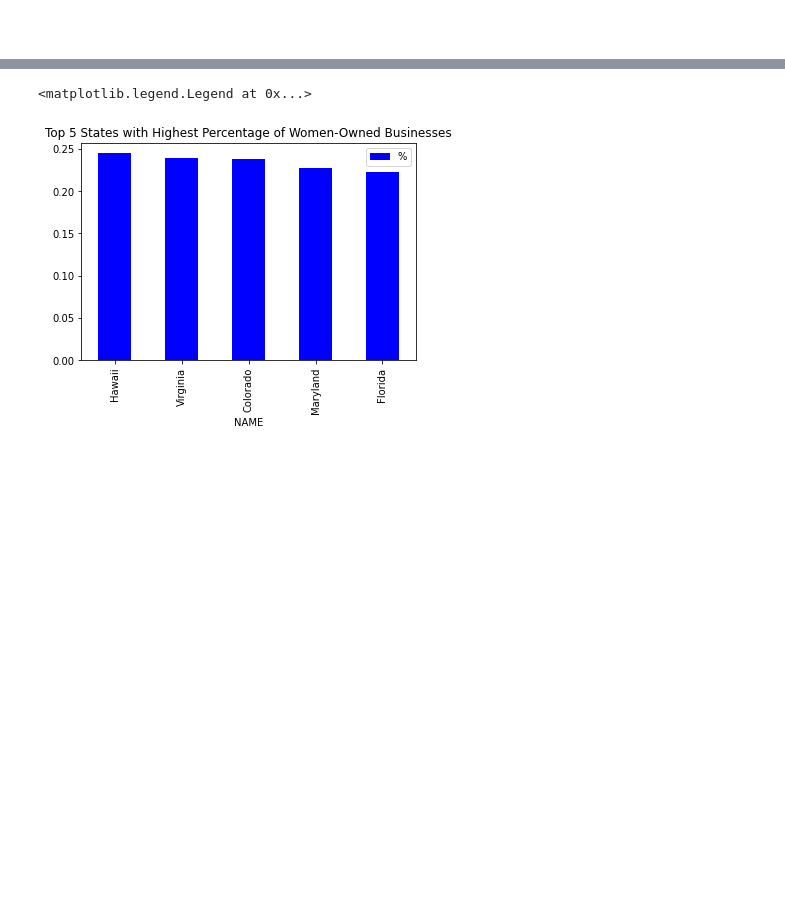
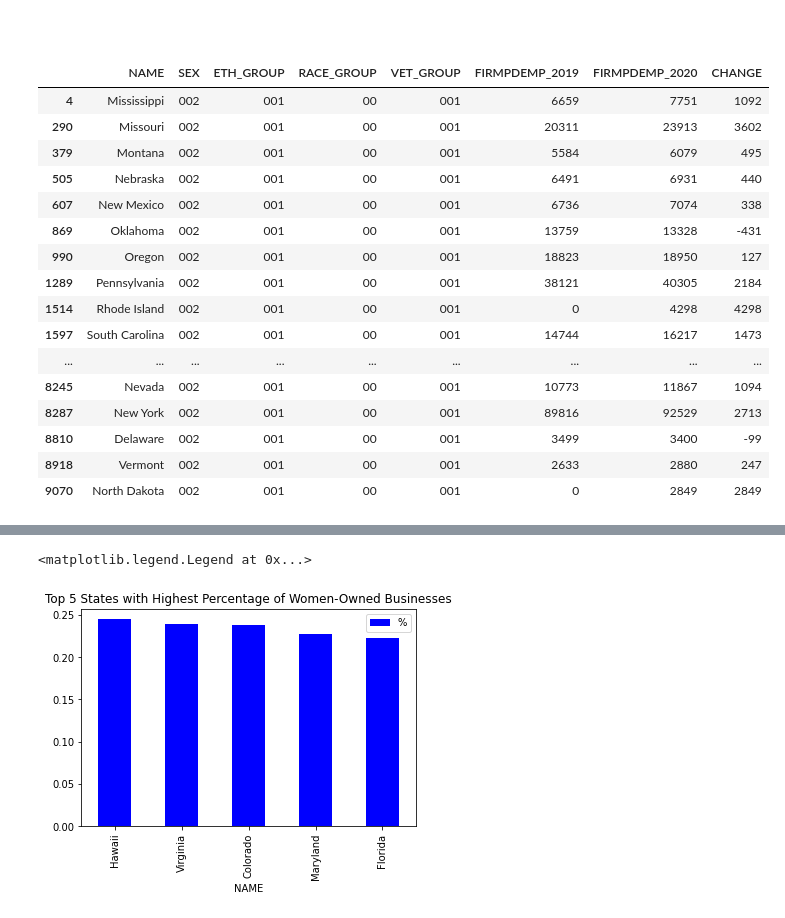
Before and after one commit to ColeBallard/census-api-data-abs, a Jupyter notebook: Visualizations.ipynb, the cells around one changed output, grey strips where cells are left out. Saved outputs shown, nothing was run; the diff lists cells and outputs as text; code cells hidden in the pictures; blank space fills up the shorter version.

```diff
--- a/Visualizations.ipynb
+++ b/Visualizations.ipynb
@@ -12,6 +27,26 @@ statemerge = pd.read_csv('statemerge.csv')
 allownedbus = statemerge.loc[(statemerge['SEX'] == '001') & (statemerge['ETH_GROUP'] == '001') & (statemerge['RACE_GROUP'] == '00') & (statemerge['VET_GROUP'] == '001')]
 # %%
 womenownedbus = statemerge.loc[(statemerge['SEX'] == '002') & (statemerge['ETH_GROUP'] == '001') & (statemerge['RACE_GROUP'] == '00') & (statemerge['VET_GROUP'] == '001')]
+# %%
+womenownedbus
+# %% [output]
+|  | NAME | SEX | ETH_GROUP | RACE_GROUP | VET_GROUP | FIRMPDEMP_2019 | FIRMPDEMP_2020 | CHANGE |
+| 4 | Mississippi | 002 | 001 | 00 | 001 | 6659 | 7751 | 1092 |
+| 290 | Missouri | 002 | 001 | 00 | 001 | 20311 | 23913 | 3602 |
+| 379 | Montana | 002 | 001 | 00 | 001 | 5584 | 6079 | 495 |
+| 505 | Nebraska | 002 | 001 | 00 | 001 | 6491 | 6931 | 440 |
+| 607 | New Mexico | 002 | 001 | 00 | 001 | 6736 | 7074 | 338 |
+| 869 | Oklahoma | 002 | 001 | 00 | 001 | 13759 | 13328 | -431 |
+| 990 | Oregon | 002 | 001 | 00 | 001 | 18823 | 18950 | 127 |
+| 1289 | Pennsylvania | 002 | 001 | 00 | 001 | 38121 | 40305 | 2184 |
+| 1514 | Rhode Island | 002 | 001 | 00 | 001 | 0 | 4298 | 4298 |
+| 1597 | South Carolina | 002 | 001 | 00 | 001 | 14744 | 16217 | 1473 |
+| ... | ... | ... | ... | ... | ... | ... | ... | ... |
+| 8245 | Nevada | 002 | 001 | 00 | 001 | 10773 | 11867 | 1094 |
+| 8287 | New York | 002 | 001 | 00 | 001 | 89816 | 92529 | 2713 |
+| 8810 | Delaware | 002 | 001 | 00 | 001 | 3499 | 3400 | -99 |
+| 8918 | Vermont | 002 | 001 | 00 | 001 | 2633 | 2880 | 247 |
+| 9070 | North Dakota | 002 | 001 | 00 | 001 | 0 | 2849 | 2849 |
 # %%
 womenownedbus = womenownedbus.join(allownedbus.set_index('NAME'), on = 'NAME', lsuffix='_left', rsuffix='_right')
 # %%
```
Also changed, not shown: parts of 17 cells of this notebook.
